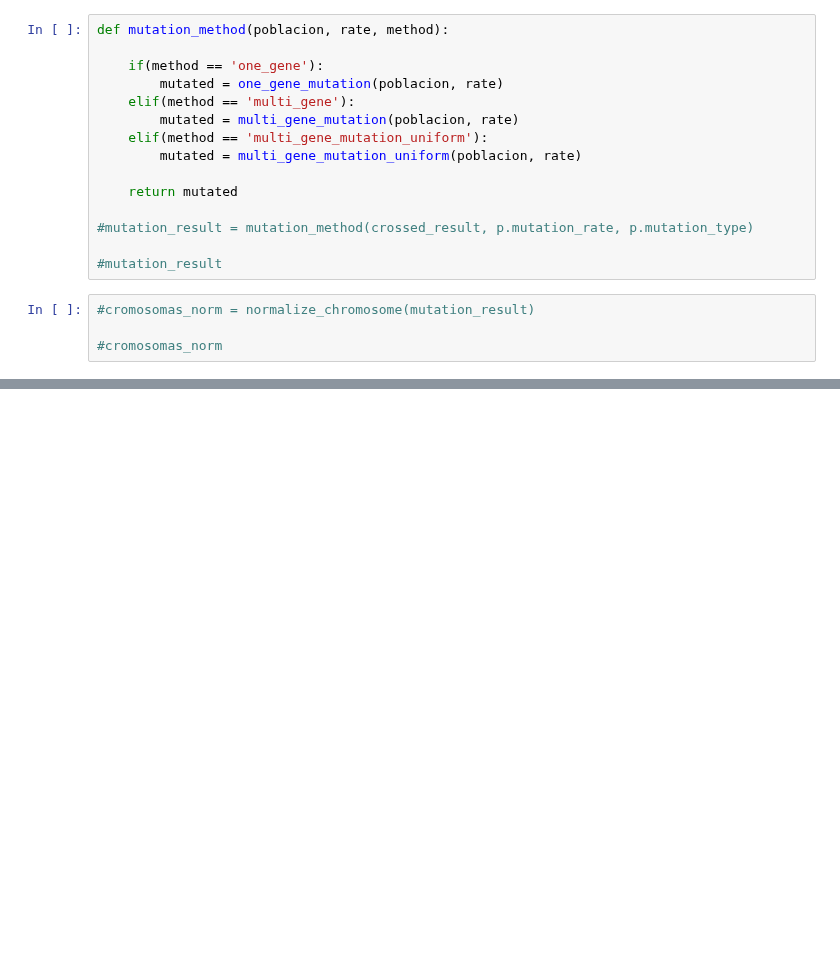
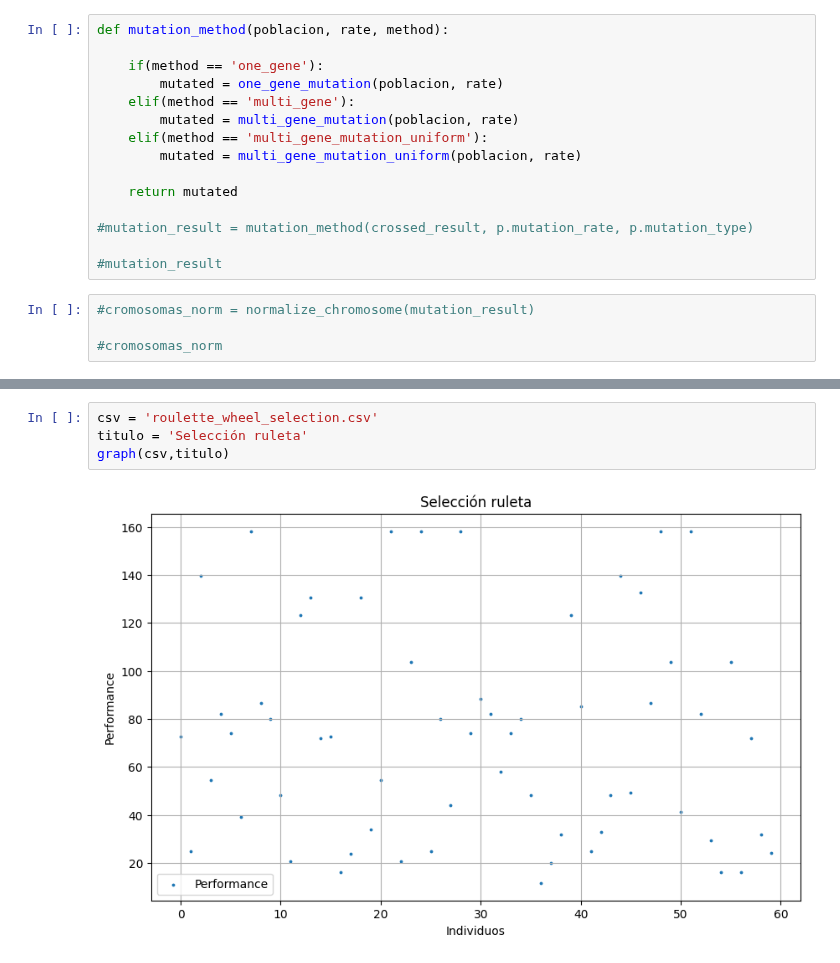
Before and after one commit to marianopm/sia-tp2, a Jupyter notebook: main-test.ipynb, the cells around one changed output, grey strips where cells are left out. Saved outputs shown, nothing was run; the diff lists cells and outputs as text; blank space fills up the shorter version.

```diff
--- a/main-test.ipynb
+++ b/main-test.ipynb
@@ -600,0 +602,6 @@ plt.show()
+# %%
+csv = 'roulette_wheel_selection.csv'
+titulo = 'Selección ruleta'
+graph(csv,titulo)
+# %% [output]
+[figure, added]
```
Also changed, not shown: parts of 27 cells of this notebook, 9 other files.
